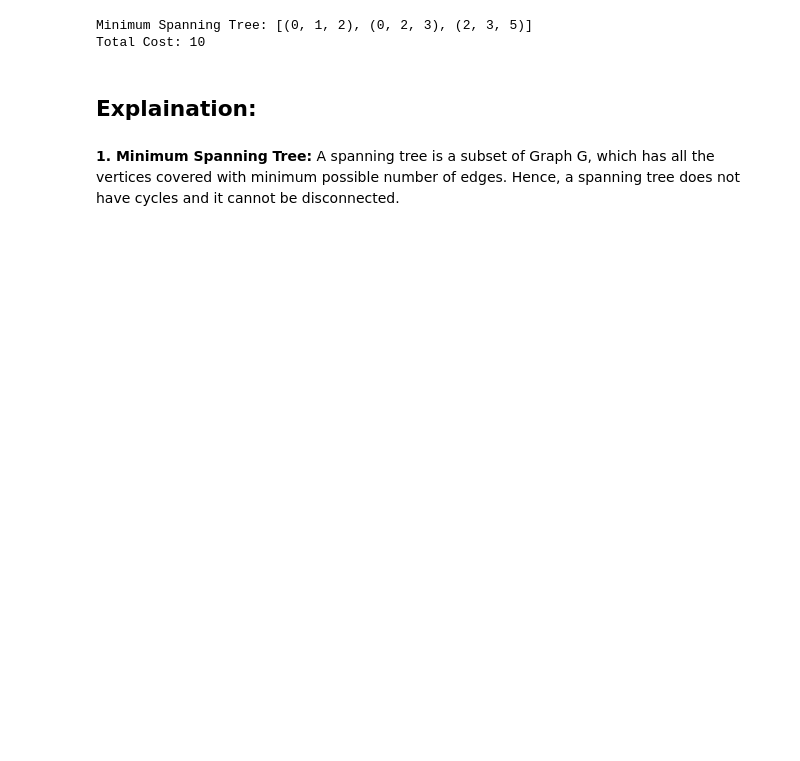
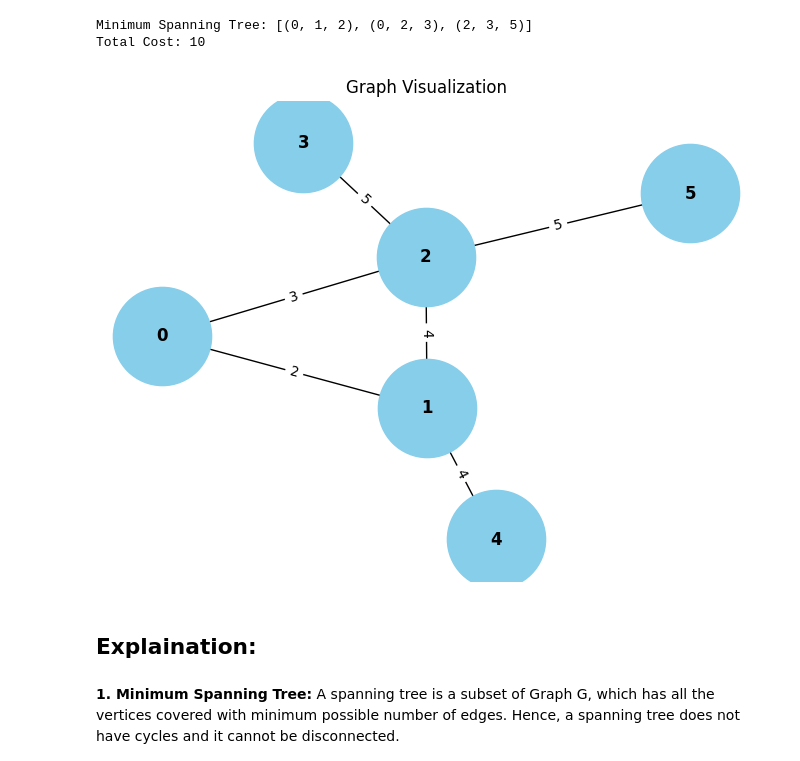
Before and after one commit to kruthi-sb/Algorithms, a Jupyter notebook: Lab/expt5_Prim's_algo.ipynb, the cells around one changed output. Saved outputs shown, nothing was run; the diff lists cells and outputs as text; code cells hidden in the pictures; blank space fills up the shorter version.

```diff
--- a/Lab/expt5_Prim's_algo.ipynb
+++ b/Lab/expt5_Prim's_algo.ipynb
@@ -50,6 +56,36 @@ print("Total Cost:", total_cost)
 # %% [output]
 Minimum Spanning Tree: [(0, 1, 2), (0, 2, 3), (2, 3, 5)]
 Total Cost: 10
+# %%
+import networkx as nx
+import matplotlib.pyplot as plt
+
+graph = {
+    0: [(1, 2), (2, 3)],
+    1: [(0, 2), (2, 4)],
+    2: [(0, 3), (1, 4), (3, 5)],
+    3: [(2, 5)],
+    4: [(1, 4)],
+    5: [(2, 5)]
+}
+
+G = nx.Graph()
+
+# Add edges and their weights to the graph
+for vertex, neighbors in graph.items():
+    for neighbor, weight in neighbors:
+        G.add_edge(vertex, neighbor, weight=weight)
+
+# Plot the graph
+pos = nx.spring_layout(G)
+nx.draw(G, pos, with_labels=True, node_size=5000, node_color='skyblue', font_size=12, font_weight='bold')
+edge_labels = nx.get_edge_attributes(G, 'weight')
+nx.draw_networkx_edge_labels(G, pos, edge_labels=edge_labels, font_size=10)
+
+plt.title("Graph Visualization")
+plt.show()
+# %% [output]
+[figure, added]
 # %% [markdown]
 ## Explaination:
 # %% [markdown]
```
Also changed, not shown: parts of 1 cell of this notebook, 1 other file.
